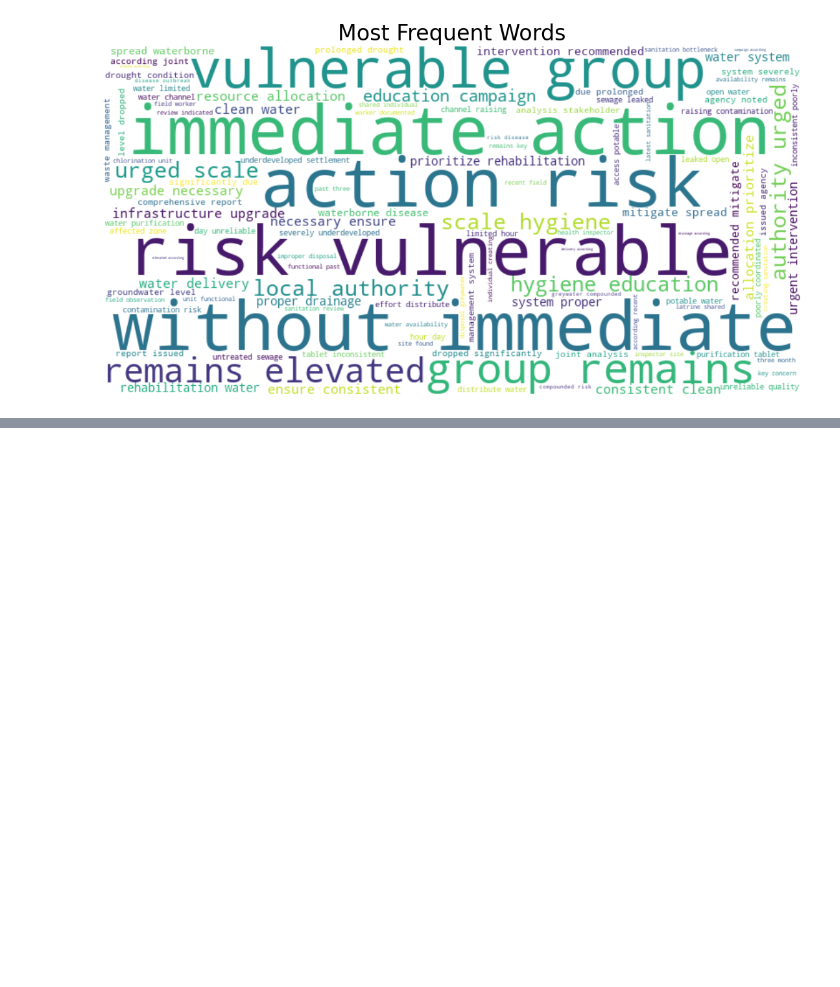
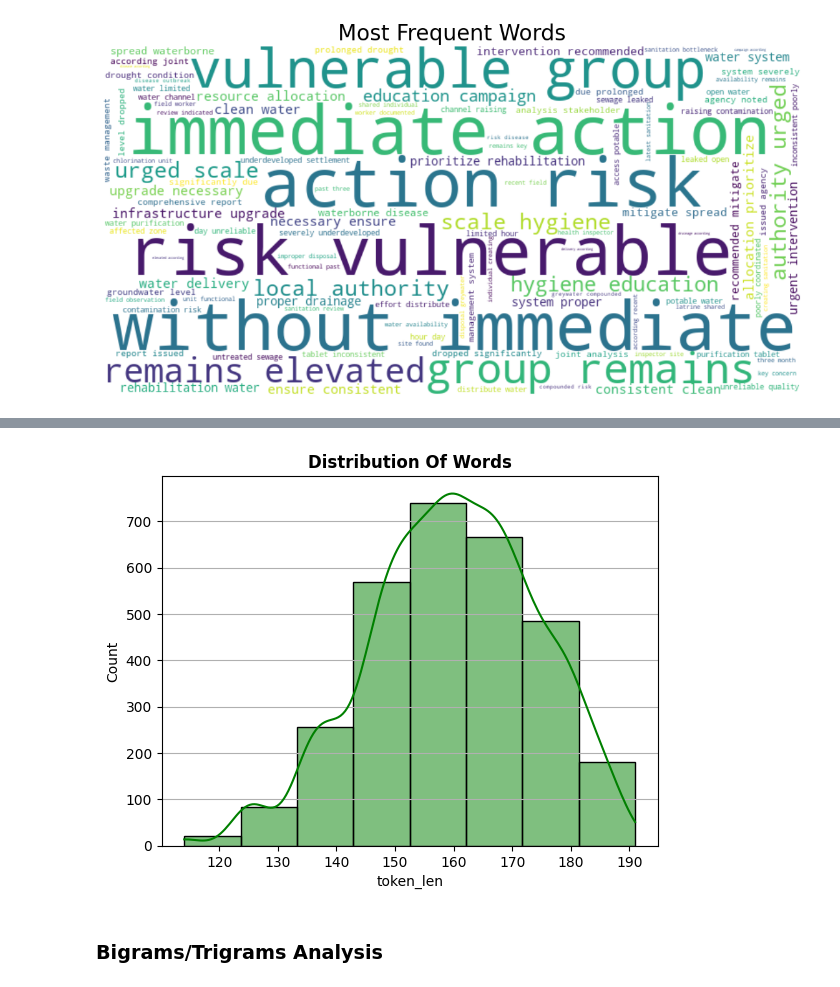
Before and after one commit to lewismwaki/cleanwaterai, a Jupyter notebook: notebooks/06_nlp_model_training.ipynb, the cells around one changed output, grey strips where cells are left out. Drawn from its saved outputs; the diff is of its cells as text; code cells hidden in the pictures; blank space fills up the shorter version.

```diff
--- a/notebooks/06_nlp_model_training.ipynb
+++ b/notebooks/06_nlp_model_training.ipynb
@@ -278,0 +293,14 @@ plt.show()
+# %%
+#word distribution Frequency
+df['token_len'] = df['clean_excerpt'].apply(len)
+df['token_len'].head()
+
+#Ploting
+sns.histplot(x = df['token_len'], bins = 8, kde = True, color = 'green')
+plt.title('Distribution Of Words', weight = 'bold')
+plt.grid(axis = 'y')
+plt.show()
+# %% [output]
+[figure, added]
+# %% [markdown]
+### Bigrams/Trigrams Analysis
```
Also changed, not shown: parts of 6 cells of this notebook.
